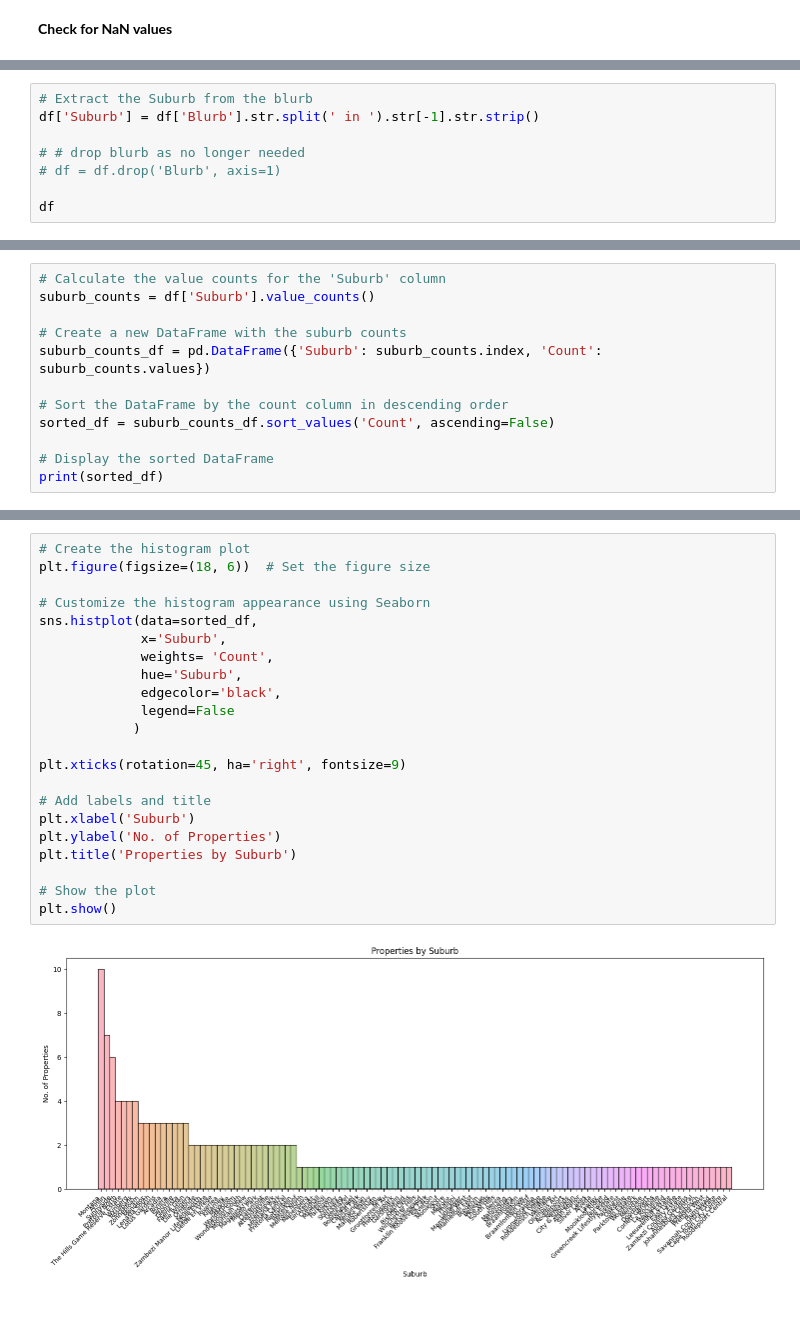
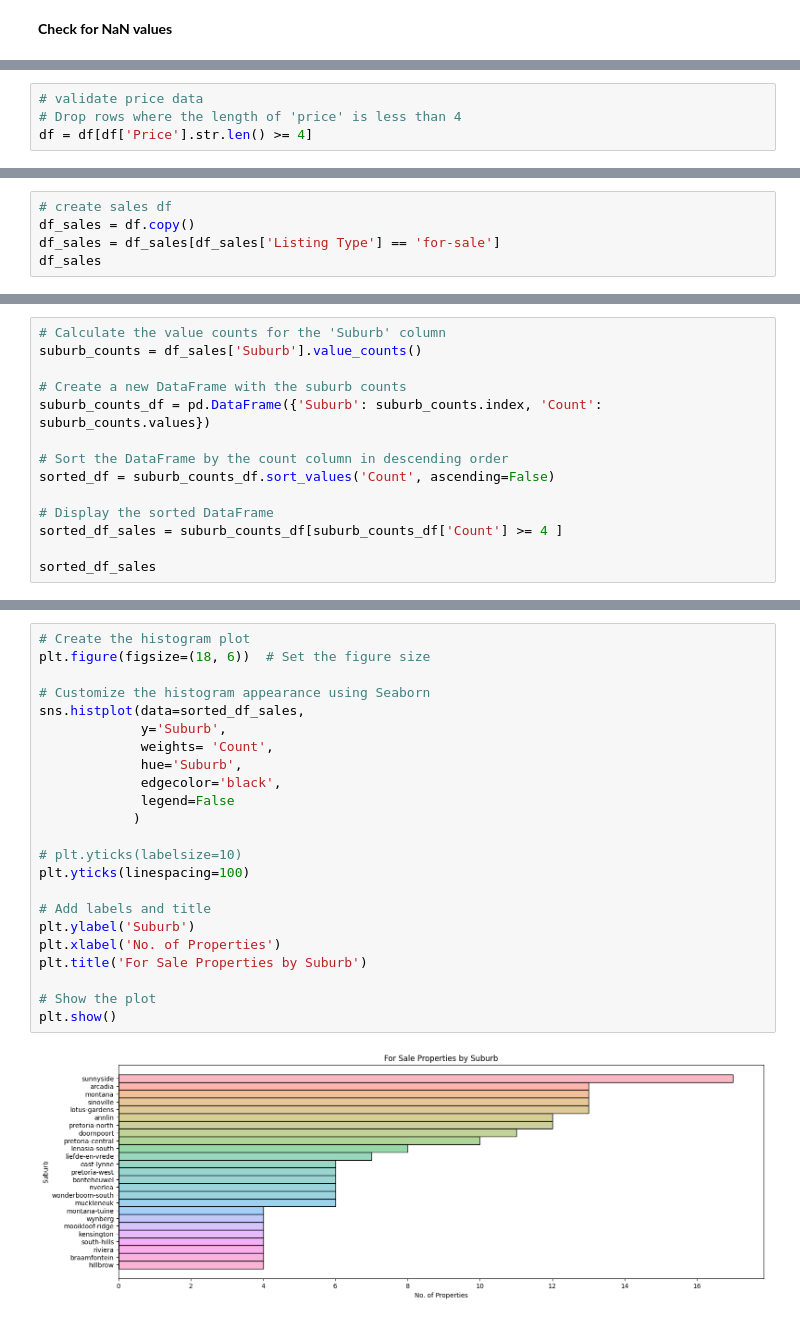
Before and after one commit to CoenMeintjes/PropScout, a Jupyter notebook: notebook.ipynb, the cells around one changed output, grey strips where cells are left out. Saved outputs shown, nothing was run; the diff lists cells and outputs as text.

Commit message:
Variable updates
Updated the way variables are extracted
Updated the notebook and gitignore

```diff
--- a/notebook.ipynb
+++ b/notebook.ipynb
@@ -143 +170,5 @@ See the caveats in the documentation: https://pandas.pydata.org/pandas-docs/stab
+# %%
+# validate price data
+# Drop rows where the length of 'price' is less than 4
+df = df[df['Price'].str.len() >= 4]
 # %%
@@ -174,8 +208,0 @@ See the caveats in the documentation: https://pandas.pydata.org/pandas-docs/stab
-# %%
-# Extract the Suburb from the blurb
-df['Suburb'] = df['Blurb'].str.split(' in ').str[-1].str.strip()
-
-# # drop blurb as no longer needed
-# df = df.drop('Blurb', axis=1)
-
-df
@@ -213,0 +255,5 @@ df.describe()
+# %%
+# create sales df
+df_sales = df.copy()
+df_sales = df_sales[df_sales['Listing Type'] == 'for-sale']
+df_sales
@@ -214,6 +291,6 @@ df.describe()
 # %%
 # Calculate the value counts for the 'Suburb' column
-suburb_counts = df['Suburb'].value_counts()
+suburb_counts = df_sales['Suburb'].value_counts()
 
 # Create a new DataFrame with the suburb counts
 suburb_counts_df = pd.DataFrame({'Suburb': suburb_counts.index, 'Count': suburb_counts.values})
@@ -222,5 +299,7 @@ suburb_counts_df = pd.DataFrame({'Suburb': suburb_counts.index, 'Count': suburb_
 sorted_df = suburb_counts_df.sort_values('Count', ascending=False)
 
 # Display the sorted DataFrame
-print(sorted_df)
+sorted_df_sales = suburb_counts_df[suburb_counts_df['Count'] >= 4 ]
+
+sorted_df_sales
 # %% [output]
@@ -241,24 +323,25 @@ print(sorted_df)
 # %%
 # Create the histogram plot
 plt.figure(figsize=(18, 6))  # Set the figure size
 
 # Customize the histogram appearance using Seaborn
-sns.histplot(data=sorted_df,
-             x='Suburb',
+sns.histplot(data=sorted_df_sales,
+             y='Suburb',
              weights= 'Count',
              hue='Suburb',
              edgecolor='black',
              legend=False
             )
 
-plt.xticks(rotation=45, ha='right', fontsize=9)
+# plt.yticks(labelsize=10)
+plt.yticks(linespacing=100)
 
 # Add labels and title
-plt.xlabel('Suburb')
-plt.ylabel('No. of Properties')
-plt.title('Properties by Suburb')
+plt.ylabel('Suburb')
+plt.xlabel('No. of Properties')
+plt.title('For Sale Properties by Suburb')
 
 # Show the plot
 plt.show()
 # %% [output]
-[figure, old version]
+[figure, new version]
```
Also changed, not shown: parts of 22 cells of this notebook, 2 other files.
